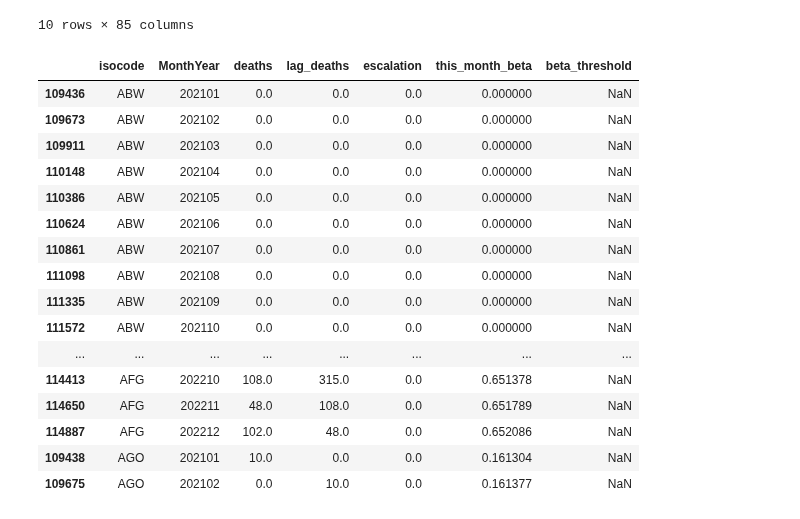
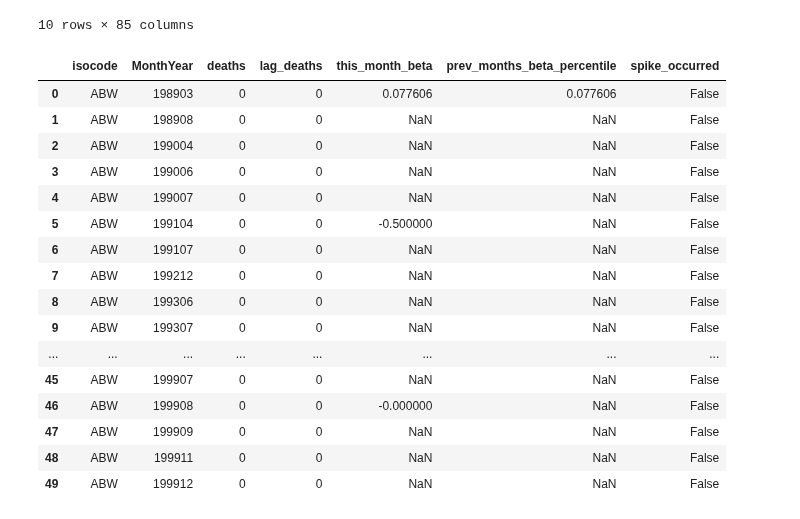
Before and after one commit to luisquinonesPR/thesis, a Jupyter notebook: utils/escalation_target.ipynb, the cells around one changed output. Cells and saved outputs as stored; diff of their text form; code cells hidden in the pictures.

```diff
--- a/utils/escalation_target.ipynb
+++ b/utils/escalation_target.ipynb
@@ -45,6 +45,7 @@ from sklearn.linear_model import LinearRegression
 
 # Create a copy of the original DataFrame
 full_copy = full.copy()
+full_copy['deaths'] = full_copy['deaths'].astype(int)
 
 # Define the window size for the trend calculation
 window_size = 3
@@ -52,8 +53,15 @@ window_size = 3
 # Calculate the lagged deaths column
 full_copy['lag_deaths'] = full_copy.groupby('isocode')['deaths'].shift()
 
+# Fill missing values with appropriate values (e.g., 0) in 'full_copy' DataFrame
+full_copy['lag_deaths'] = full_copy.groupby('isocode')['lag_deaths'].fillna(0).astype(int)
+full_copy['deaths'] = full_copy['deaths'].fillna(0)
+
 # Create a dictionary to store the beta coefficients for each isocode
 beta_coefficients_dict = {}
+
+# Create the 'this_month_beta' column with default NaN values
+full_copy['this_month_beta'] = np.nan
 
 # Iterate over each unique isocode
 for isocode in full_copy['isocode'].unique():
@@ -64,11 +72,7 @@ for isocode in full_copy['isocode'].unique():
     lag_deaths = full_copy.loc[mask, 'lag_deaths']
     deaths = full_copy.loc[mask, 'deaths']
 
-    # Fill missing values with appropriate values (e.g., median, mean)
-    lag_deaths = lag_deaths.fillna(lag_deaths.median())
-    deaths = deaths.fillna(deaths.median())
-
-    # Reshape the lagged deaths and deaths to 2D arrays
+    # Reshape the lag_deaths and deaths to 2D arrays
     X = lag_deaths.values.reshape(-1, 1)
     y = deaths.values.reshape(-1, 1)
 
@@ -77,40 +81,63 @@ for isocode in full_copy['isocode'].unique():
     for i in range(window_size, len(X)):
         # Select the window of data for the regression
         X_window = X[i-window_size:i]
         y_window = y[i-window_size:i]
 
-        # Fit the linear regression model
-        model = LinearRegression()
-        model.fit(X_window, y_window)
+        # Check if all values in the window are 0
+        if np.all((X_window == 0) & (y_window == 0)):
+            # Set this_month_beta to 0 for the corresponding rows
+            full_copy.loc[mask, 'this_month_beta'].iloc[i] = 0
+        else:
+            # Fit the linear regression model
+            model = LinearRegression()
+            model.fit(X_window, y_window)
 
-        # Get the beta coefficient for the current month
-        beta_coefficient = model.coef_[0][0]
+            # Get the beta coefficient for the current month
+            beta_coefficient = model.coef_[0][0]
 
-        # Append the beta coefficient to the list
-        beta_coefficients.append(beta_coefficient)
+            # Append the beta coefficient to the list
+            beta_coefficients.append(beta_coefficient)
 
     # Pad the beta coefficients list with NaNs to match the length of the isocode's data
     pad_length = len(full_copy.loc[mask]) - len(beta_coefficients)
     beta_coefficients.extend([np.nan] * pad_length)
 
     # Assign the beta coefficients to the dictionary for the current isocode
     beta_coefficients_dict[isocode] = beta_coefficients
 
 # Flatten the beta coefficients dictionary into a list
 beta_coefficients_flat = [beta for betas in beta_coefficients_dict.values() for beta in betas]
 
 # Assign the beta coefficients to the 'this_month_beta' column
-full_copy['this_month_beta'] = beta_coefficients_flat
+full_copy.loc[:, 'this_month_beta'] = beta_coefficients_flat
 
 # Create a new DataFrame to store the results
-result = full_copy[['isocode', 'MonthYear', 'deaths', 'this_month_beta']].copy()
+result = full_copy[['isocode', 'MonthYear', 'deaths', 'lag_deaths', 'this_month_beta']].copy()
 
 # Group the data by 'isocode' and calculate the 75th percentile of the previous 24 months' betas
 result['prev_months_beta_percentile'] = result.groupby('isocode')['this_month_beta'].rolling(24, min_periods=1).apply(lambda x: np.percentile(x, 75), raw=True).reset_index(level=0, drop=True)
 
 # Check if the current month's beta is in the 75th percentile of the previous 24 months' betas
 result['spike_occurred'] = result['this_month_beta'] > result['prev_months_beta_percentile']
 
 # Display the result
-result = result[['isocode', 'MonthYear', 'deaths', 'this_month_beta', 'spike_occurred']].sort_values(['isocode', 'MonthYear']).reset_index(drop=True)
+result = result[['isocode', 'MonthYear', 'deaths', 'lag_deaths', 'this_month_beta', 'prev_months_beta_percentile', 'spike_occurred']].sort_values(['isocode', 'MonthYear']).reset_index(drop=True)
 result.head(50)
+# %% [output]
+|  | isocode | MonthYear | deaths | lag_deaths | this_month_beta | prev_months_beta_percentile | spike_occurred |
+| 0 | ABW | 198903 | 0 | 0 | 0.077606 | 0.077606 | False |
+| 1 | ABW | 198908 | 0 | 0 | NaN | NaN | False |
+| 2 | ABW | 199004 | 0 | 0 | NaN | NaN | False |
+| 3 | ABW | 199006 | 0 | 0 | NaN | NaN | False |
+| 4 | ABW | 199007 | 0 | 0 | NaN | NaN | False |
+| 5 | ABW | 199104 | 0 | 0 | -0.500000 | NaN | False |
+| 6 | ABW | 199107 | 0 | 0 | NaN | NaN | False |
+| 7 | ABW | 199212 | 0 | 0 | NaN | NaN | False |
+| 8 | ABW | 199306 | 0 | 0 | NaN | NaN | False |
+| 9 | ABW | 199307 | 0 | 0 | NaN | NaN | False |
+| ... | ... | ... | ... | ... | ... | ... | ... |
+| 45 | ABW | 199907 | 0 | 0 | NaN | NaN | False |
+| 46 | ABW | 199908 | 0 | 0 | -0.000000 | NaN | False |
+| 47 | ABW | 199909 | 0 | 0 | NaN | NaN | False |
+| 48 | ABW | 199911 | 0 | 0 | NaN | NaN | False |
+| 49 | ABW | 199912 | 0 | 0 | NaN | NaN | False |
@@ -119,20 +143,0 @@ define_escalation(full)
-# %%
-full[['isocode','MonthYear','deaths','lag_deaths','escalation','this_month_beta','beta_threshold']][(full['year']>2020) & (full['year']<2023)].sort_values(['isocode','MonthYear']).head(50)
-# %% [output]
-|  | isocode | MonthYear | deaths | lag_deaths | escalation | this_month_beta | beta_threshold |
-| 109436 | ABW | 202101 | 0.0 | 0.0 | 0.0 | 0.000000 | NaN |
-| 109673 | ABW | 202102 | 0.0 | 0.0 | 0.0 | 0.000000 | NaN |
-| 109911 | ABW | 202103 | 0.0 | 0.0 | 0.0 | 0.000000 | NaN |
-| 110148 | ABW | 202104 | 0.0 | 0.0 | 0.0 | 0.000000 | NaN |
-| 110386 | ABW | 202105 | 0.0 | 0.0 | 0.0 | 0.000000 | NaN |
-| 110624 | ABW | 202106 | 0.0 | 0.0 | 0.0 | 0.000000 | NaN |
-| 110861 | ABW | 202107 | 0.0 | 0.0 | 0.0 | 0.000000 | NaN |
-| 111098 | ABW | 202108 | 0.0 | 0.0 | 0.0 | 0.000000 | NaN |
-| 111335 | ABW | 202109 | 0.0 | 0.0 | 0.0 | 0.000000 | NaN |
-| 111572 | ABW | 202110 | 0.0 | 0.0 | 0.0 | 0.000000 | NaN |
-| ... | ... | ... | ... | ... | ... | ... | ... |
-| 114413 | AFG | 202210 | 108.0 | 315.0 | 0.0 | 0.651378 | NaN |
-| 114650 | AFG | 202211 | 48.0 | 108.0 | 0.0 | 0.651789 | NaN |
-| 114887 | AFG | 202212 | 102.0 | 48.0 | 0.0 | 0.652086 | NaN |
-| 109438 | AGO | 202101 | 10.0 | 0.0 | 0.0 | 0.161304 | NaN |
-| 109675 | AGO | 202102 | 0.0 | 10.0 | 0.0 | 0.161377 | NaN |
```
Also changed, not shown: parts of 11 cells of this notebook, 3 other files.
